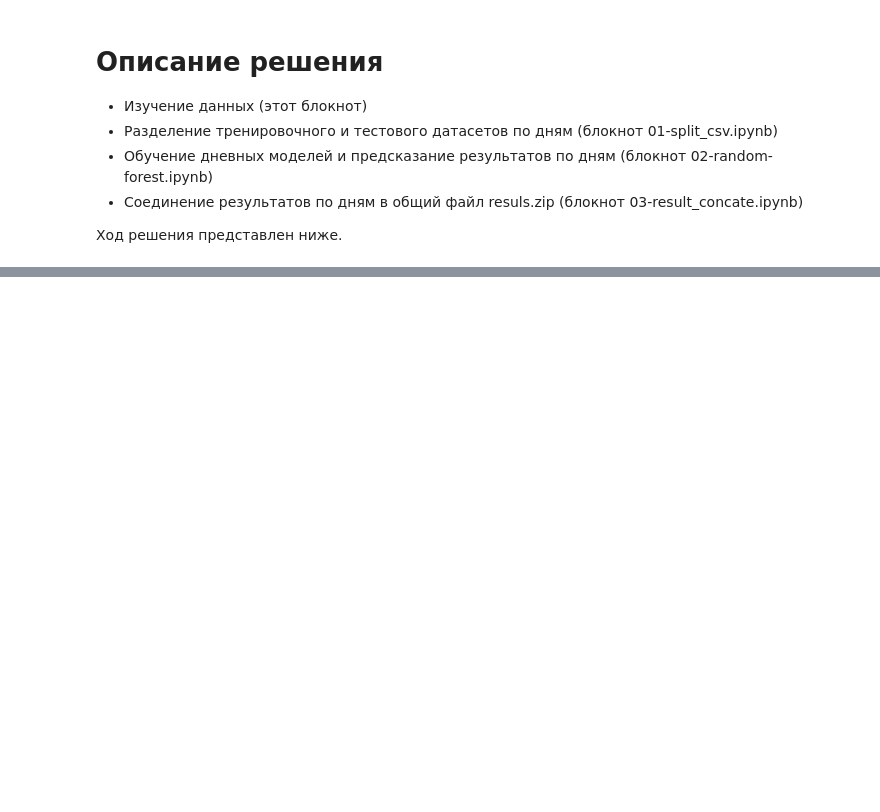
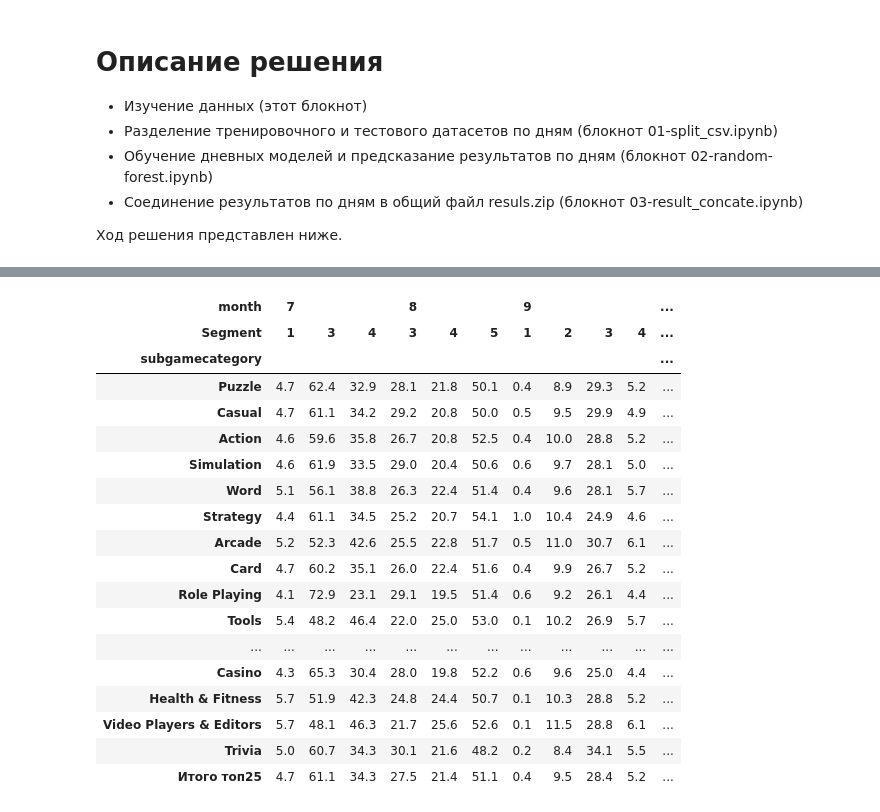
Before and after one commit to nigani/cit_hyp, a Jupyter notebook: cip-hyper_dst-off.ipynb, the cells around one changed output, grey strips where cells are left out. Saved outputs shown, nothing was run; the diff lists cells and outputs as text; code cells hidden in the pictures; blank space fills up the shorter version.

```diff
--- a/cip-hyper_dst-off.ipynb
+++ b/cip-hyper_dst-off.ipynb
@@ -222,11 +500,12 @@ display((tdf/tdf.sum(level=0)*100).T)
 ic()
 topsubgamecategory = df.subgamecategory.value_counts()[:25].index
 df_topsubgamecategory = df[df.subgamecategory.isin(topsubgamecategory)]
-tdf = df_topsubgamecategory.groupby(by=['subgamecategory', 'date']).date.count().unstack().fillna(0)
+tdf = df_topsubgamecategory.groupby(by=['month', 'Segment', 'subgamecategory']).date.count().unstack().fillna(0)
 tdf.sort_values((9, 5), ascending=False, axis=1, inplace=True)
-tdf['Итого'] = tdf.sum(axis=1)
+tdf['Итого топ25'] = tdf.sum(axis=1)
 ic()
 pd.set_option('display.max_rows', None)
 pd.set_option('display.max_columns', None)
 pd.options.display.float_format = '{:.1f}'.format
 display((tdf/tdf.sum(level=0)*100).T)
+# %% [output]
@@ -232,0 +514,19 @@ display((tdf/tdf.sum(level=0)*100).T)
+| month | 7 |  |  | 8 |  |  | 9 |  |  |  | ... |
+| Segment | 1 | 3 | 4 | 3 | 4 | 5 | 1 | 2 | 3 | 4 | ... |
+| subgamecategory |  |  |  |  |  |  |  |  |  |  | ... |
+| Puzzle | 4.7 | 62.4 | 32.9 | 28.1 | 21.8 | 50.1 | 0.4 | 8.9 | 29.3 | 5.2 | ... |
+| Casual | 4.7 | 61.1 | 34.2 | 29.2 | 20.8 | 50.0 | 0.5 | 9.5 | 29.9 | 4.9 | ... |
+| Action | 4.6 | 59.6 | 35.8 | 26.7 | 20.8 | 52.5 | 0.4 | 10.0 | 28.8 | 5.2 | ... |
+| Simulation | 4.6 | 61.9 | 33.5 | 29.0 | 20.4 | 50.6 | 0.6 | 9.7 | 28.1 | 5.0 | ... |
+| Word | 5.1 | 56.1 | 38.8 | 26.3 | 22.4 | 51.4 | 0.4 | 9.6 | 28.1 | 5.7 | ... |
+| Strategy | 4.4 | 61.1 | 34.5 | 25.2 | 20.7 | 54.1 | 1.0 | 10.4 | 24.9 | 4.6 | ... |
+| Arcade | 5.2 | 52.3 | 42.6 | 25.5 | 22.8 | 51.7 | 0.5 | 11.0 | 30.7 | 6.1 | ... |
+| Card | 4.7 | 60.2 | 35.1 | 26.0 | 22.4 | 51.6 | 0.4 | 9.9 | 26.7 | 5.2 | ... |
+| Role Playing | 4.1 | 72.9 | 23.1 | 29.1 | 19.5 | 51.4 | 0.6 | 9.2 | 26.1 | 4.4 | ... |
+| Tools | 5.4 | 48.2 | 46.4 | 22.0 | 25.0 | 53.0 | 0.1 | 10.2 | 26.9 | 5.7 | ... |
+| ... | ... | ... | ... | ... | ... | ... | ... | ... | ... | ... | ... |
+| Casino | 4.3 | 65.3 | 30.4 | 28.0 | 19.8 | 52.2 | 0.6 | 9.6 | 25.0 | 4.4 | ... |
+| Health & Fitness | 5.7 | 51.9 | 42.3 | 24.8 | 24.4 | 50.7 | 0.1 | 10.3 | 28.8 | 5.2 | ... |
+| Video Players & Editors | 5.7 | 48.1 | 46.3 | 21.7 | 25.6 | 52.6 | 0.1 | 11.5 | 28.8 | 6.1 | ... |
+| Trivia | 5.0 | 60.7 | 34.3 | 30.1 | 21.6 | 48.2 | 0.2 | 8.4 | 34.1 | 5.5 | ... |
+| Итого топ25 | 4.7 | 61.1 | 34.3 | 27.5 | 21.4 | 51.1 | 0.4 | 9.5 | 28.4 | 5.2 | ... |
```
Also changed, not shown: parts of 50 cells of this notebook.
